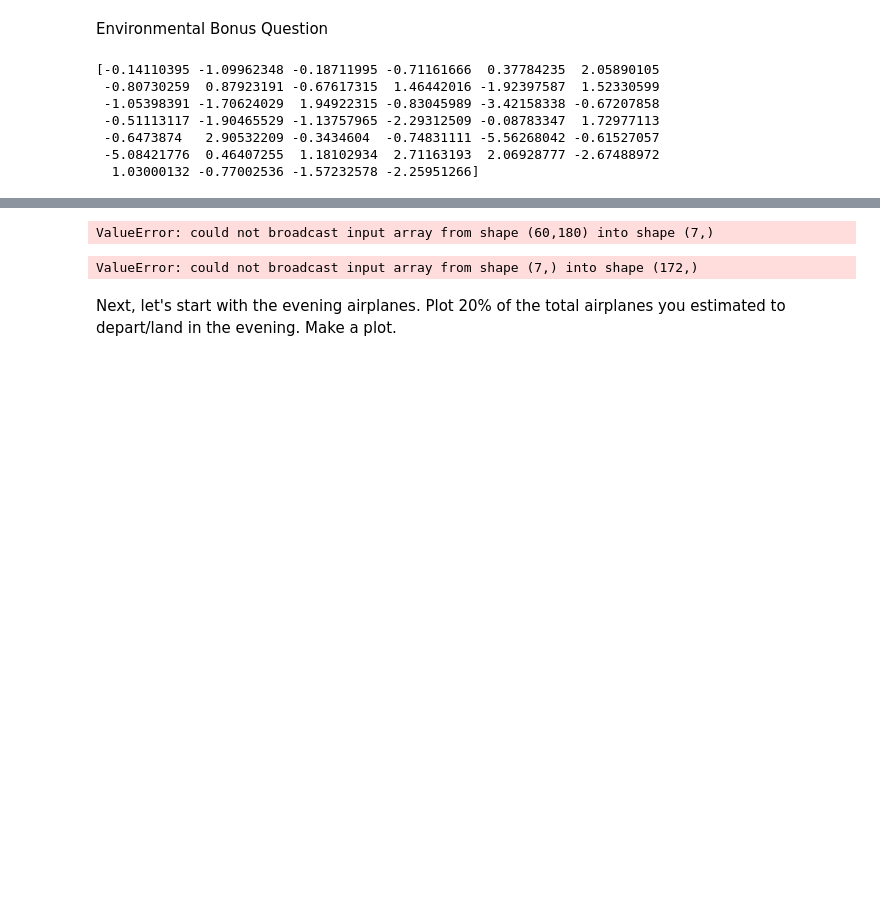
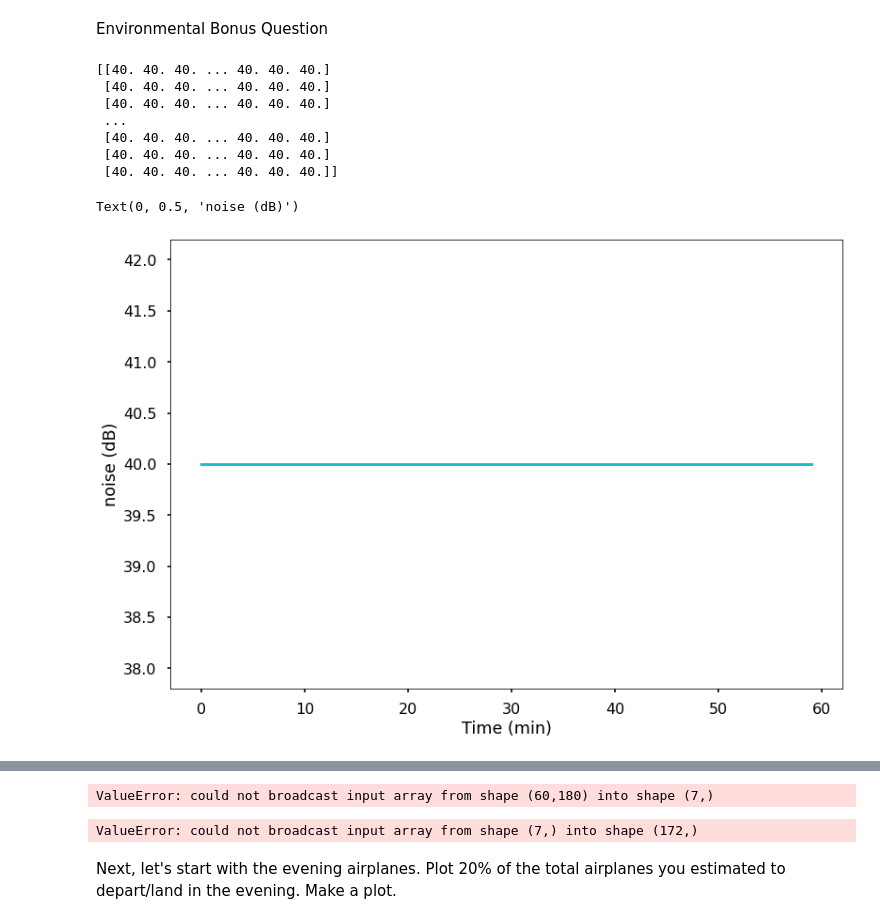
Before and after one commit to mohammedfmehboob/PythonTutorials, a Jupyter notebook: tutorial010Exercise-Copy2.ipynb, the cells around one changed output, grey strips where cells are left out. Drawn from its saved outputs; the diff is of its cells as text; code cells hidden in the pictures; blank space fills up the shorter version.

```diff
--- a/tutorial010Exercise-Copy2.ipynb
+++ b/tutorial010Exercise-Copy2.ipynb
@@ -564,14 +564,21 @@ plt.xlim([0, 40])
 # %% [markdown]
 Environmental Bonus Question
 # %%
-env_level = 40
-env_noise = noise_amplitude * np.random.randn(env_level)
-print(env_noise)
+env_noys = 40
+
+env_total = np.zeros((morn_planes, mornMins))
+env_total[:, :] = env_noys
+print(env_total[:,:])
+plt.plot(env_total[:,  :]);
+plt.xlabel('Time (min)')
+plt.ylabel('noise (dB)')
 # %% [output]
-[-0.14110395 -1.09962348 -0.18711995 -0.71161666  0.37784235  2.05890105
- -0.80730259  0.87923191 -0.67617315  1.46442016 -1.92397587  1.52330599
- -1.05398391 -1.70624029  1.94922315 -0.83045989 -3.42158338 -0.67207858
- -0.51113117 -1.90465529 -1.13757965 -2.29312509 -0.08783347  1.72977113
- -0.6473874   2.90532209 -0.3434604  -0.74831111 -5.56268042 -0.61527057
- -5.08421776  0.46407255  1.18102934  2.71163193  2.06928777 -2.67488972
-  1.03000132 -0.77002536 -1.57232578 -2.25951266]
+[[40. 40. 40. ... 40. 40. 40.]
+ [40. 40. 40. ... 40. 40. 40.]
+ [40. 40. 40. ... 40. 40. 40.]
+ ...
+ [40. 40. 40. ... 40. 40. 40.]
+ [40. 40. 40. ... 40. 40. 40.]
+ [40. 40. 40. ... 40. 40. 40.]]
+Text(0, 0.5, 'noise (dB)')
+[figure, added]
```
Also changed, not shown: parts of 15 cells of this notebook.
